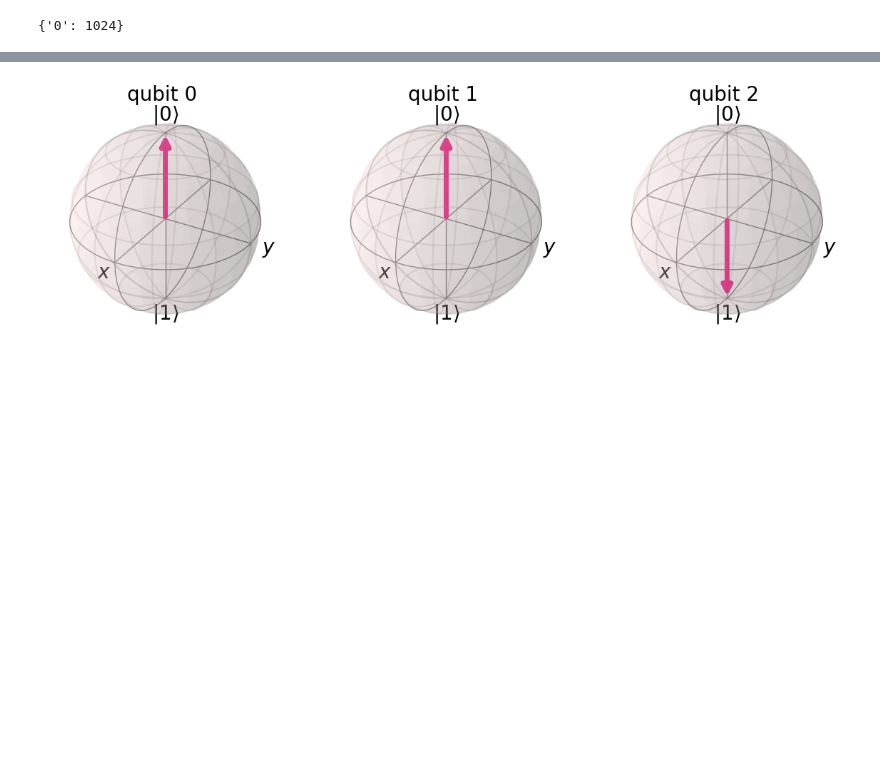
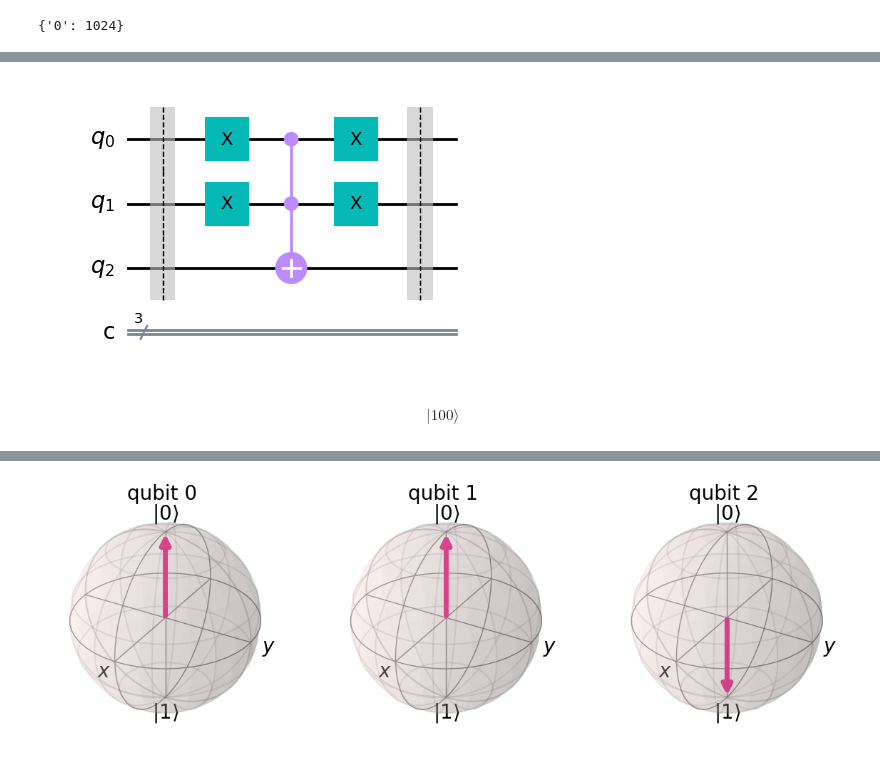
Before and after one commit to Dpbm/quantum, a Jupyter notebook: qiskit/some-bloch-tests.ipynb, the cells around one changed output, grey strips where cells are left out. Cells and saved outputs as stored; diff of their text form; code cells hidden in the pictures; blank space fills up the shorter version.

```diff
--- a/qiskit/some-bloch-tests.ipynb
+++ b/qiskit/some-bloch-tests.ipynb
@@ -78,0 +86,25 @@ $$ |001\rangle$$
+# %%
+qc2 = QuantumCircuit(3, 3)
+
+#qc2.x(0)
+
+qc2.barrier()
+
+
+qc2.x([0, 1])
+
+qc2.ccx(0, 1, 2)
+
+
+qc2.x([0, 1])
+
+qc2.barrier()
+
+qc2.draw("mpl")
+# %% [output]
+[figure, added]
+# %%
+state = Statevector(qc2)
+state.draw("latex")
+# %% [output]
+$$ |100\rangle$$
```
Also changed, not shown: parts of 21 cells of this notebook, 4 other files.
